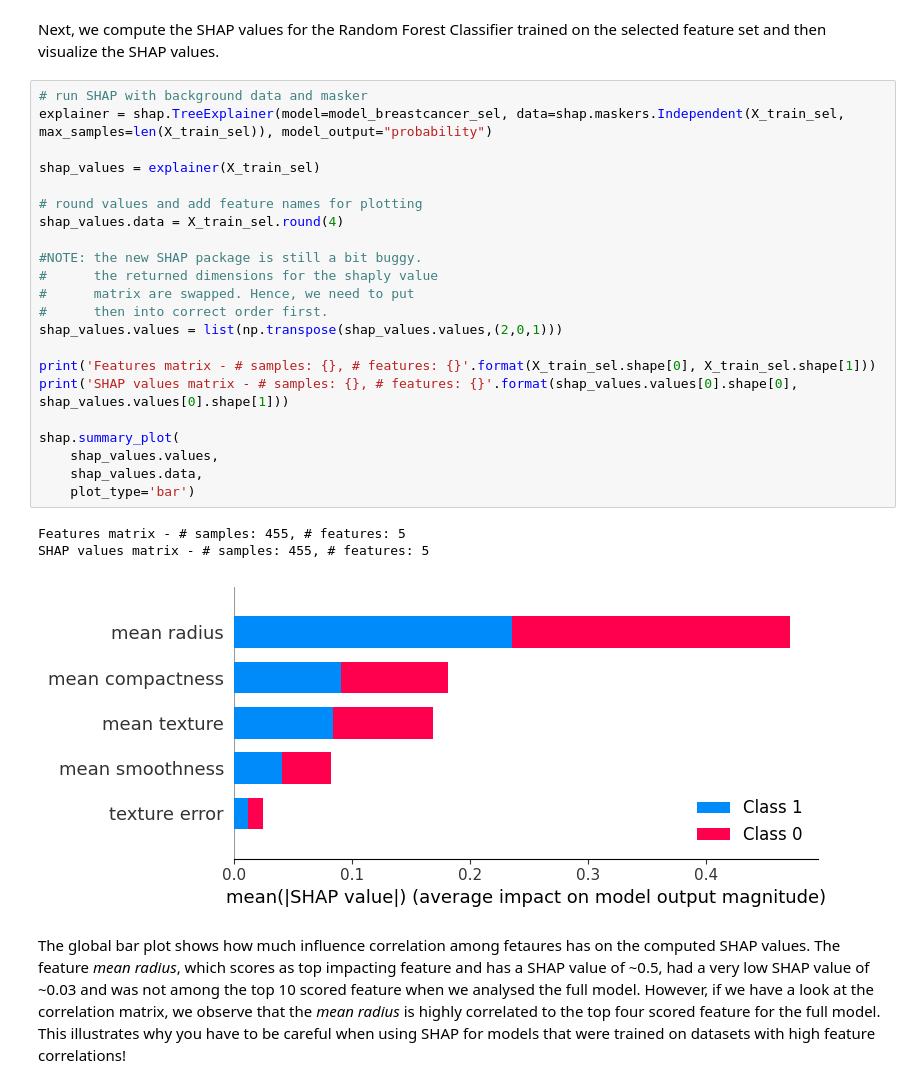
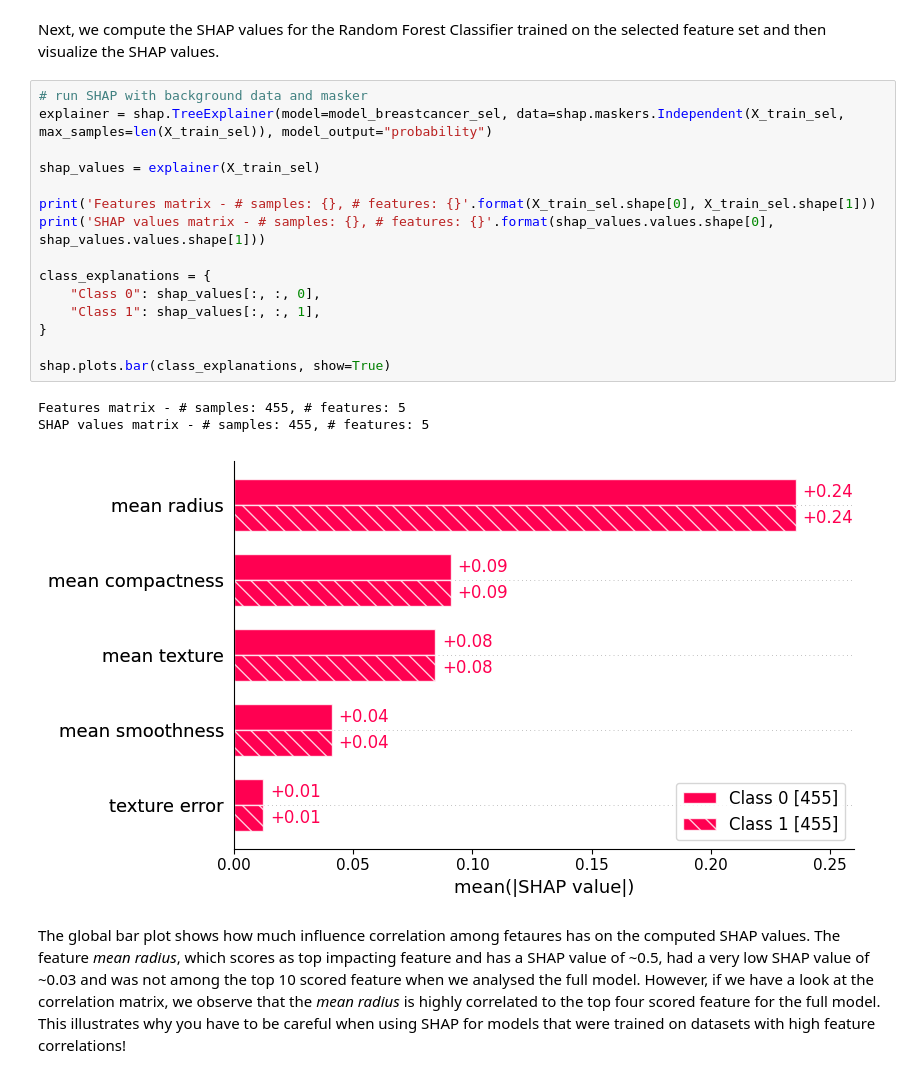
Before and after one commit to aseuteurideu/xai-tutorials, a Jupyter notebook: xai-for-random-forest/Bio-3-Tutorial_SHAP.ipynb, the cells around one changed output. Cells and saved outputs as stored; diff of their text form.

```diff
--- a/xai-for-random-forest/Bio-3-Tutorial_SHAP.ipynb
+++ b/xai-for-random-forest/Bio-3-Tutorial_SHAP.ipynb
@@ -333,29 +303,22 @@ Next, we compute the SHAP values for the Random Forest Classifier trained on the
 # %%
 # run SHAP with background data and masker
 explainer = shap.TreeExplainer(model=model_breastcancer_sel, data=shap.maskers.Independent(X_train_sel, max_samples=len(X_train_sel)), model_output="probability")
 
 shap_values = explainer(X_train_sel)
 
-# round values and add feature names for plotting
-shap_values.data = X_train_sel.round(4)
+print('Features matrix - # samples: {}, # features: {}'.format(X_train_sel.shape[0], X_train_sel.shape[1]))
+print('SHAP values matrix - # samples: {}, # features: {}'.format(shap_values.values.shape[0], shap_values.values.shape[1]))
 
-#NOTE: the new SHAP package is still a bit buggy.
-#      the returned dimensions for the shaply value
-#      matrix are swapped. Hence, we need to put
-#      then into correct order first.
-shap_values.values = list(np.transpose(shap_values.values,(2,0,1)))
+class_explanations = {
+    "Class 0": shap_values[:, :, 0],
+    "Class 1": shap_values[:, :, 1],
+}
 
-print('Features matrix - # samples: {}, # features: {}'.format(X_train_sel.shape[0], X_train_sel.shape[1]))
-print('SHAP values matrix - # samples: {}, # features: {}'.format(shap_values.values[0].shape[0], shap_values.values[0].shape[1]))
-
-shap.summary_plot(
-    shap_values.values,
-    shap_values.data,
-    plot_type='bar')
+shap.plots.bar(class_explanations, show=True)
 # %% [output]
 Features matrix - # samples: 455, # features: 5
 SHAP values matrix - # samples: 455, # features: 5
-[figure, old version]
+[figure, new version]
 # %% [markdown]
 The global bar plot shows how much influence correlation among fetaures has on the computed SHAP values. The feature *mean radius*, which scores as top impacting feature and has a SHAP value of ~0.5, had a very low SHAP value of ~0.03 and was not among the top 10 scored feature when we analysed the full model. However, if we have a look at the correlation matrix, we observe that the *mean radius* is highly correlated to the top four scored feature for the full model. This illustrates why you have to be careful when using SHAP for models that were trained on datasets with high feature correlations!
 # %% [markdown]
```
Also changed, not shown: parts of 13 cells of this notebook, 3 other files.
